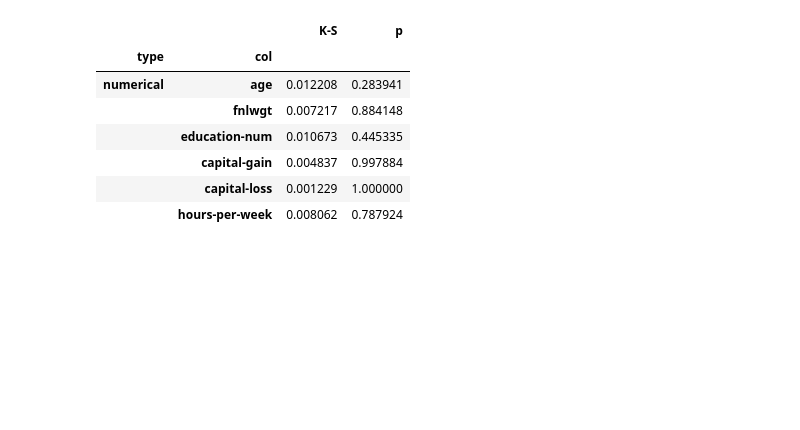
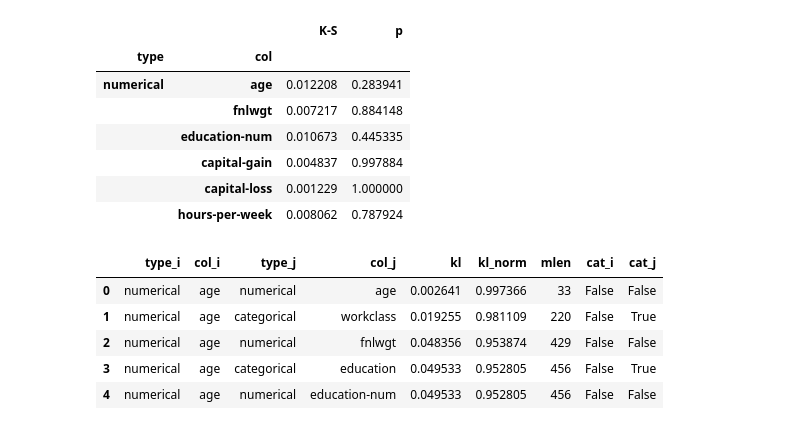
Before and after one commit to pasteur-dev/pasteur, a Jupyter notebook: notebooks/analyze_table.ipynb, the cells around one changed output. Cells and saved outputs as stored; diff of their text form; code cells hidden in the pictures; blank space fills up the shorter version.

```diff
--- a/notebooks/analyze_table.ipynb
+++ b/notebooks/analyze_table.ipynb
@@ -159,3 +159,49 @@ res.set_index(keys=["type", "col"]).style.background_gradient(axis=0)
 |  | capital-gain | 0.004837 | 0.997884 |
 |  | capital-loss | 0.001229 | 1.000000 |
 |  | hours-per-week | 0.008062 | 0.787924 |
+# %%
+from scipy.special import rel_entr
+
+res = []
+cols = meta.cols
+for i, col_i in enumerate(cols):
+    if meta[col_i].is_id():
+        continue
+    cat_i = meta[col_i].is_cat()
+
+    for col_j in cols: #[i + 1 :]:
+        if meta[col_j].is_id():
+            continue
+        cat_j = meta[col_j].is_cat()
+
+        if col_i == col_j:
+            k, j = gen_freq(wrk, alg, [col_i], [cat_i])
+        else:
+            k, j = gen_freq(wrk, alg, [col_i, col_j], [cat_i, cat_j])
+
+        kl = rel_entr(k, j).sum()
+        kl_norm = 1 / (1 + kl)
+        res.append([meta[col_i].type, col_i, meta[col_j].type, col_j, kl, kl_norm, len(k), cat_i, cat_j])
+
+res = pd.DataFrame(
+    res,
+    columns=[
+        "type_i",
+        "col_i",
+        "type_j",
+        "col_j",
+        "kl",
+        "kl_norm",
+        "mlen",
+        "cat_i",
+        "cat_j",
+    ],
+)
+res.head()
+# %% [output]
+|  | type_i | col_i | type_j | col_j | kl | kl_norm | mlen | cat_i | cat_j |
+| 0 | numerical | age | numerical | age | 0.002641 | 0.997366 | 33 | False | False |
+| 1 | numerical | age | categorical | workclass | 0.019255 | 0.981109 | 220 | False | True |
+| 2 | numerical | age | numerical | fnlwgt | 0.048356 | 0.953874 | 429 | False | False |
+| 3 | numerical | age | categorical | education | 0.049533 | 0.952805 | 456 | False | True |
+| 4 | numerical | age | numerical | education-num | 0.049533 | 0.952805 | 456 | False | False |
```
Also changed, not shown: parts of 3 cells of this notebook, 1 other file.
